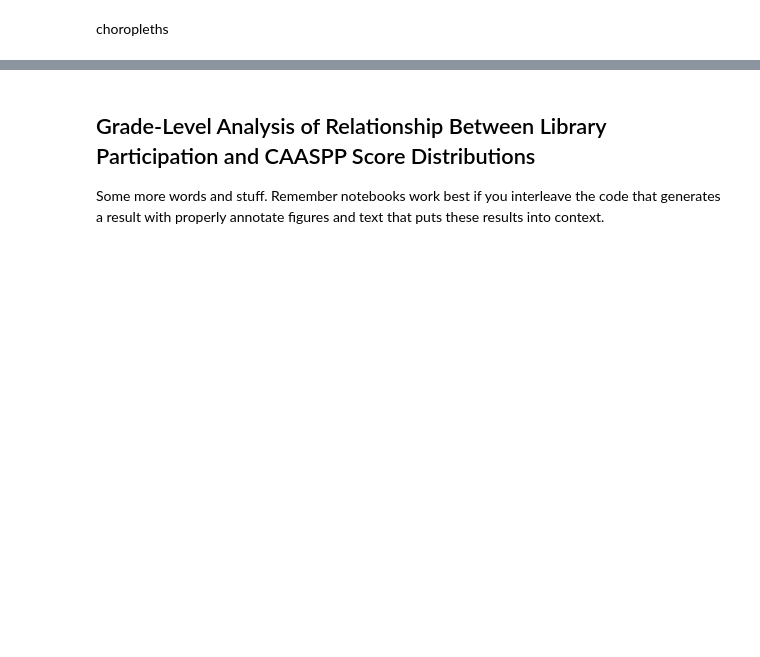
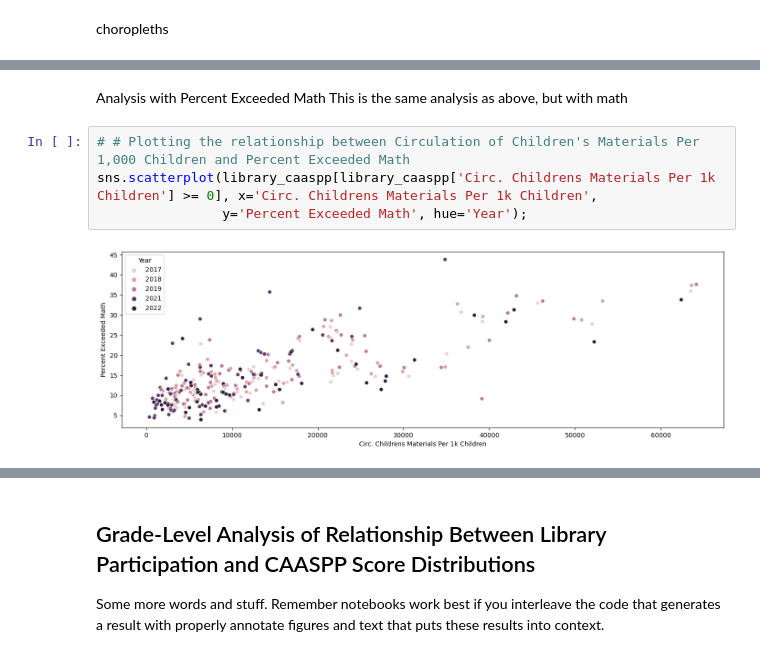
Before and after one commit to KaitlynChou/COGS-108-Project, a Jupyter notebook: FinalProject_Group057_WI24.ipynb, the cells around one changed output, grey strips where cells are left out. Drawn from its saved outputs; the diff is of its cells as text; blank space fills up the shorter version.

```diff
--- a/FinalProject_Group057_WI24.ipynb
+++ b/FinalProject_Group057_WI24.ipynb
@@ -512,0 +579,9 @@ Some more words and stuff.  Remember notebooks work best if you interleave the c
+# %% [markdown]
+Analysis with Percent Exceeded Math
+This is the same analysis as above, but with math
+# %%
+# # Plotting the relationship between Circulation of Children's Materials Per 1,000 Children and Percent Exceeded Math
+sns.scatterplot(library_caaspp[library_caaspp['Circ. Childrens Materials Per 1k Children'] >= 0], x='Circ. Childrens Materials Per 1k Children',
+                y='Percent Exceeded Math', hue='Year');
+# %% [output]
+[figure, added]
```
Also changed, not shown: parts of 14 cells of this notebook.
